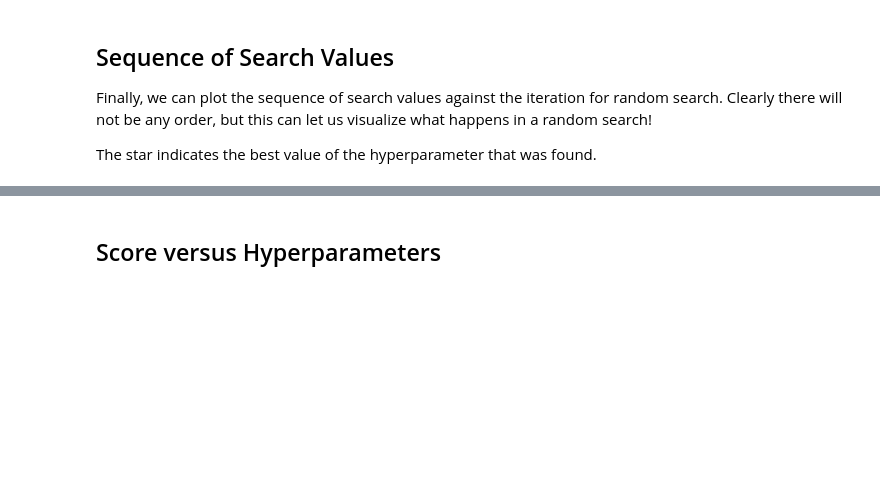
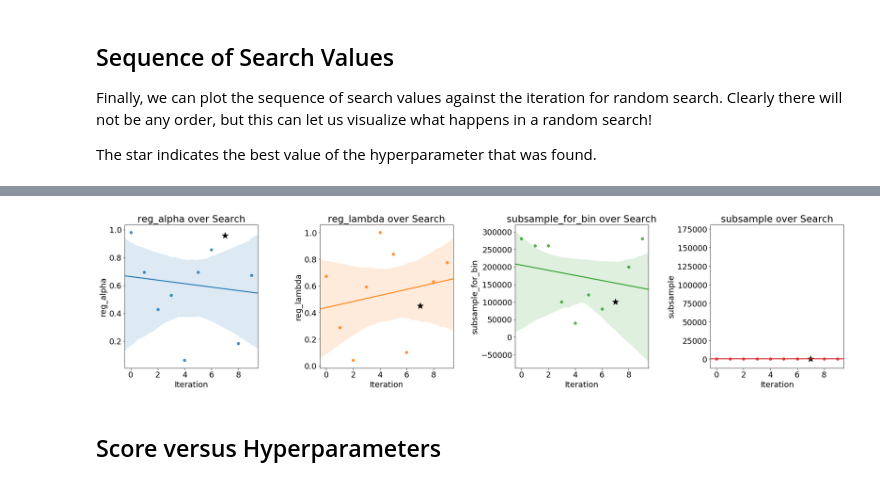
Before and after one commit to WillKoehrsen/Machine-Learning-Projects, a Jupyter notebook: intro_to_model_tuning.ipynb, the cells around one changed output, grey strips where cells are left out. Cells and saved outputs as stored; diff of their text form; code cells hidden in the pictures; blank space fills up the shorter version.

```diff
--- a/intro_to_model_tuning.ipynb
+++ b/intro_to_model_tuning.ipynb
@@ -763,15 +903,17 @@ plt.tight_layout()
 # %%
 fig, axs = plt.subplots(1, 4, figsize = (24, 6))
 i = 0
 
 # Scatterplot of next four hyperparameters
-for i, hyper in enumerate(['reg_alpha', 'reg_lambda', 'subsample_for_bi', 'subsample']):
+for i, hyper in enumerate(['reg_alpha', 'reg_lambda', 'subsample_for_bin', 'subsample']):
         random_hyp[hyper] = random_hyp[hyper].astype(float)
         sns.regplot('iteration', hyper, data = random_hyp, ax = axs[i])
         axs[i].scatter(best_random_hyp['iteration'], best_random_hyp[hyper], marker = '*', s = 200, c = 'k')
         axs[i].set(xlabel = 'Iteration', ylabel = '{}'.format(hyper), title = '{} over Search'.format(hyper));
 
 plt.tight_layout()
+# %% [output]
+[figure, added]
 # %% [markdown]
 ## Score versus Hyperparameters
 # %% [markdown]
```
Also changed, not shown: parts of 31 cells of this notebook.
